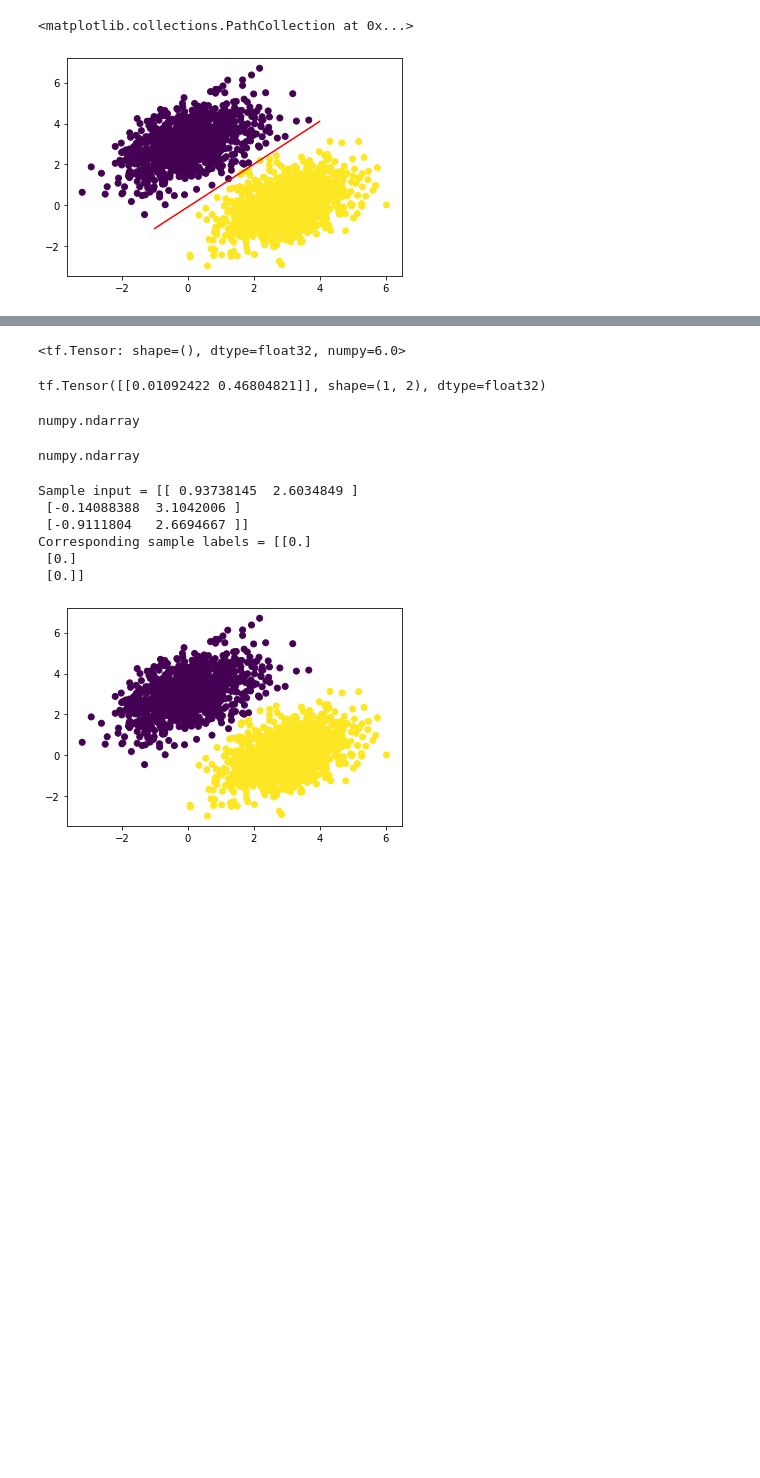
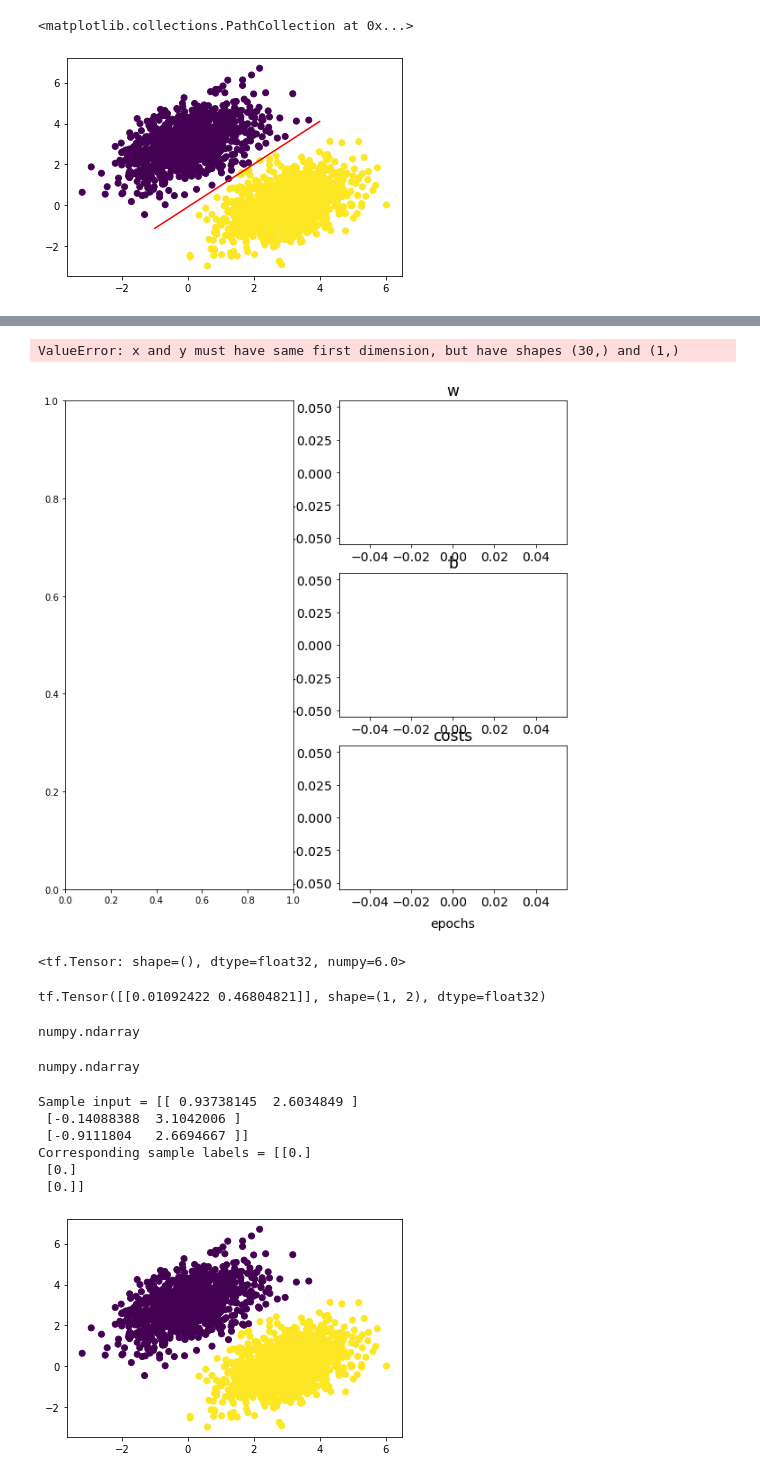
Before and after one commit to Kaizzen42/DLwPyFCholletBook, a Jupyter notebook: Chapter_3.ipynb, the cells around one changed output, grey strips where cells are left out. Drawn from its saved outputs; the diff is of its cells as text; code cells hidden in the pictures; blank space fills up the shorter version.

```diff
--- a/Chapter_3.ipynb
+++ b/Chapter_3.ipynb
@@ -266,3 +281,68 @@ plt.scatter(inputs[:, 0], inputs[:, 1], c=predictions[:, 0] > 0.5)
+# %%
+import celluloid
+from celluloid import Camera
+# Define which epochs/data points to plot
+a=np.arange(0,num_epochs,1).tolist()
+# b=np.arange(50,100,5).tolist()
+# c=np.arange(100,12000,200).tolist()
+# p = a+b+c # points we want to plot
+# xs = np.array(W1s, dtype=np.float32)
+# ys = np.array(W2s, dtype=np.float32)
+# zs = np.array(losses, dtype=np.float32)
+# Turn lists into arrays
+w = np.array(W1s, dtype=np.float32).flatten()
+b = np.array(bs, dtype=np.float32).flatten()
+c = np.array(losses, dtype=np.float32).flatten()
+ys_list= predictions # store arrays of predicted y-values for xs ( -> plot regression line!)
+cl_list = predictions # list contains predicted y-values for x_train ( -> plot connecting lines!)
+
+x_train = inputs[0:10,]
+y_train = targets[0:10]
+# ys = np.array(ys_list)
+p=np.array(a)
+
+# Create first animation:
+fig = plt.figure(figsize=(10,10)) # create figure
+labelsize_ = 14
+camera = Camera(fig)  # create camera
+for i in p:
+    ax1=fig.add_subplot(3, 2, 2)
+    ax1.plot(w[0:i], color='blue', linestyle="dashed", alpha=0.5)
+    ax1.set_title("w", fontsize=17)
+    ax1.tick_params(axis='both', which='major', labelsize=labelsize_)
+
+    ax2=fig.add_subplot(3, 2, 4, sharex=ax1) # right plots share x-axis.
+    ax2.plot(b[0:i], color='red', linestyle="dashed", alpha=0.5)
+    ax2.set_title("b", fontsize=17)
+    ax2.tick_params(axis='both', which='major', labelsize=labelsize_)
+
+    ax3=fig.add_subplot(3, 2, 6, sharex=ax1)
+    ax3.plot(c[0:i],color='black',linestyle="dashed")
+    ax3.set_title("costs", fontsize=17)
+    ax3.tick_params(axis='both', which='major', labelsize=labelsize_)
+    ax3.set_xlabel("epochs", fontsize=14, labelpad=10)
+
+    ax0=fig.add_subplot(1, 2, 1) # plot fit
+    leg=ax0.plot(xs.T.flatten(),ys[i].flatten(),
+                 color='r', label=str(i))  # set legend; flatten arrays to get plots!
+    ax0.scatter(x_train, y_train, color='b',marker='x', s=44)
+    ax0.legend(leg,[f'epochs: {i}'], loc='upper right', fontsize=15)
+    ax0.set_title("Linear fit", fontsize=25)
+    ax0.tick_params(axis='both', which='major', labelsize=labelsize_)
+    ax0.set_xlabel("x", fontsize=25, labelpad=10)
+    ax0.set_ylabel("y", fontsize=25, labelpad=10)
+    ax0.tick_params(axis='both', which='major', labelsize=labelsize_)
+    ax0.set_ylim([-20, 10])
+
+    plt.tight_layout()
+    camera.snap() # take snapshot after each frame/iteration
+
+animation = camera.animate(interval = 5,
+                          repeat = False, repeat_delay = 500) # create animation
+animation.save('SimpleLinReg_1.gif', writer = 'imagemagick') # save animation
+# %% [output]
+ValueError: x and y must have same first dimension, but have shapes (30,) and (1,)
+[figure, added]
 # %%
 # %% [output]
 <tf.Tensor: shape=(), dtype=float32, numpy=6.0>
```
Also changed, not shown: parts of 7 cells of this notebook.
